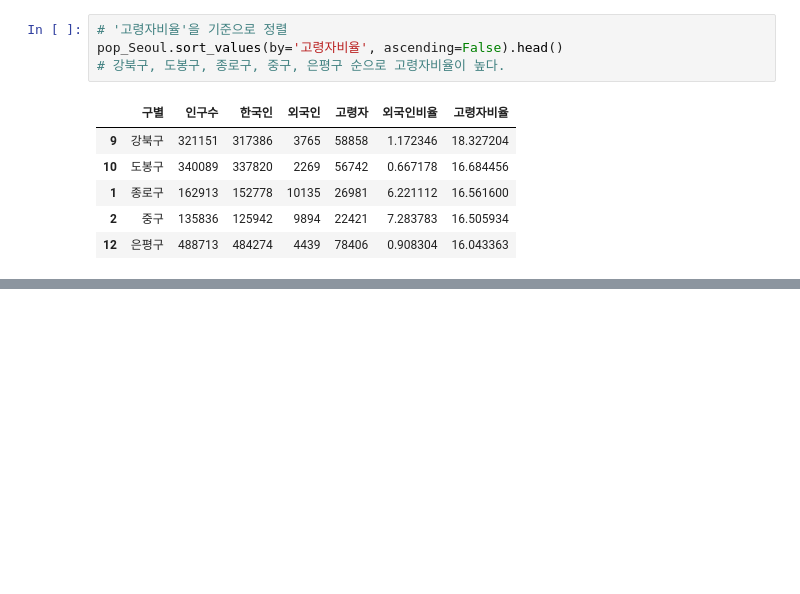
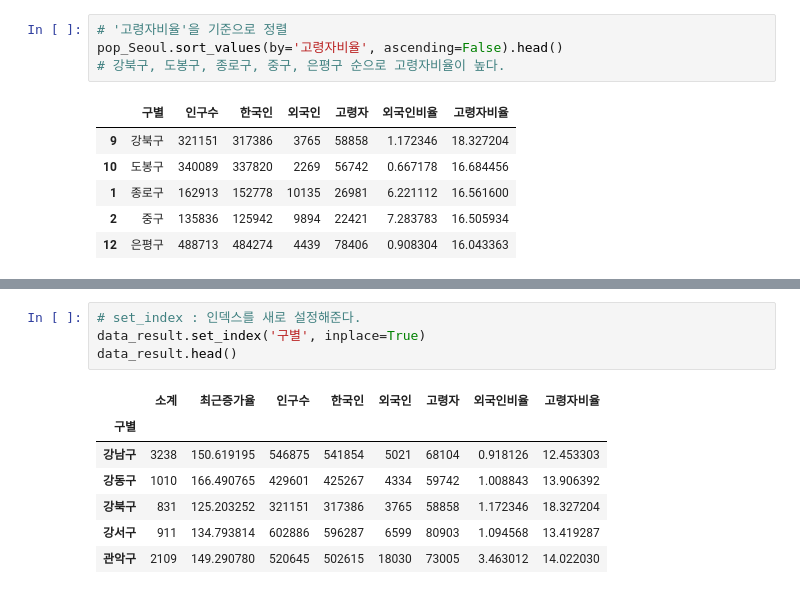
Before and after one commit to leebaek/python_data_analysis, a Jupyter notebook: 서울시 구별 CCTV 현황 분석/서울시 구별 CCTV 현황 분석.ipynb, the cells around one changed output, grey strips where cells are left out. Cells and saved outputs as stored; diff of their text form; blank space fills up the shorter version.

```diff
--- a/서울시 구별 CCTV 현황 분석/서울시 구별 CCTV 현황 분석.ipynb
+++ b/서울시 구별 CCTV 현황 분석/서울시 구별 CCTV 현황 분석.ipynb
@@ -193,0 +225,12 @@ pop_Seoul.sort_values(by='고령자비율', ascending=False).head()
+# %%
+# set_index : 인덱스를 새로 설정해준다.
+data_result.set_index('구별', inplace=True)
+data_result.head()
+# %% [output]
+|  | 소계 | 최근증가율 | 인구수 | 한국인 | 외국인 | 고령자 | 외국인비율 | 고령자비율 |
+| 구별 |  |  |  |  |  |  |  |  |
+| 강남구 | 3238 | 150.619195 | 546875 | 541854 | 5021 | 68104 | 0.918126 | 12.453303 |
+| 강동구 | 1010 | 166.490765 | 429601 | 425267 | 4334 | 59742 | 1.008843 | 13.906392 |
+| 강북구 | 831 | 125.203252 | 321151 | 317386 | 3765 | 58858 | 1.172346 | 18.327204 |
+| 강서구 | 911 | 134.793814 | 602886 | 596287 | 6599 | 80903 | 1.094568 | 13.419287 |
+| 관악구 | 2109 | 149.290780 | 520645 | 502615 | 18030 | 73005 | 3.463012 | 14.022030 |
```
Also changed, not shown: parts of 15 cells of this notebook.
